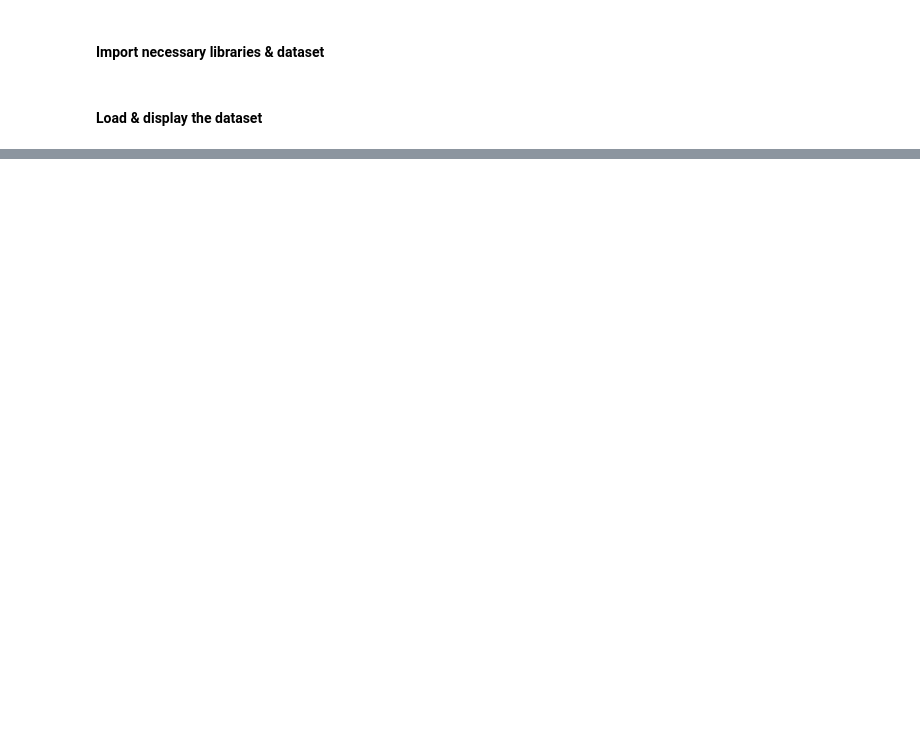
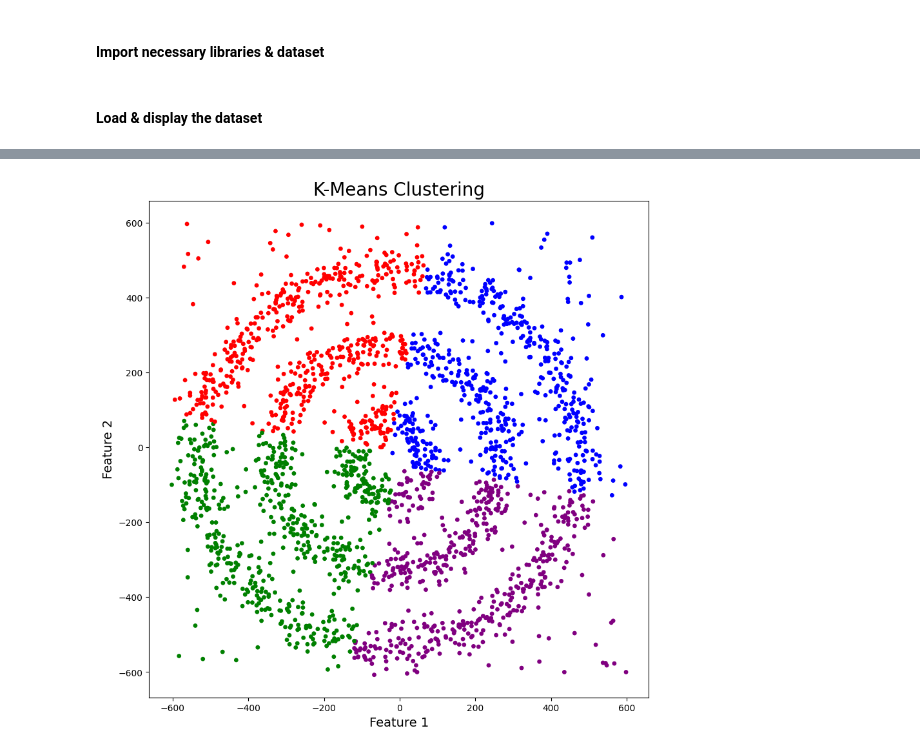
Before and after one commit to fauzanghazi/advanced-ai, a Jupyter notebook: notebooks/exercise/06-advanced-clustering.ipynb, the cells around one changed output, grey strips where cells are left out. Saved outputs shown, nothing was run; the diff lists cells and outputs as text; code cells hidden in the pictures; blank space fills up the shorter version.

```diff
--- a/notebooks/exercise/06-advanced-clustering.ipynb
+++ b/notebooks/exercise/06-advanced-clustering.ipynb
@@ -146,0 +182,13 @@ plt.show()
+# %%
+df['KMeans_labels']=k_means.labels_
+
+# Plotting resulting clusters
+colors=['purple','red','blue','green']
+plt.figure(figsize=(10,10))
+plt.scatter(df[0],df[1],c=df['KMeans_labels'],cmap=matplotlib.colors.ListedColormap(colors),s=15)
+plt.title('K-Means Clustering',fontsize=20)
+plt.xlabel('Feature 1',fontsize=14)
+plt.ylabel('Feature 2',fontsize=14)
+plt.show()
+# %% [output]
+[figure, added]
```
Also changed, not shown: parts of 65 cells of this notebook, 4 other files.
